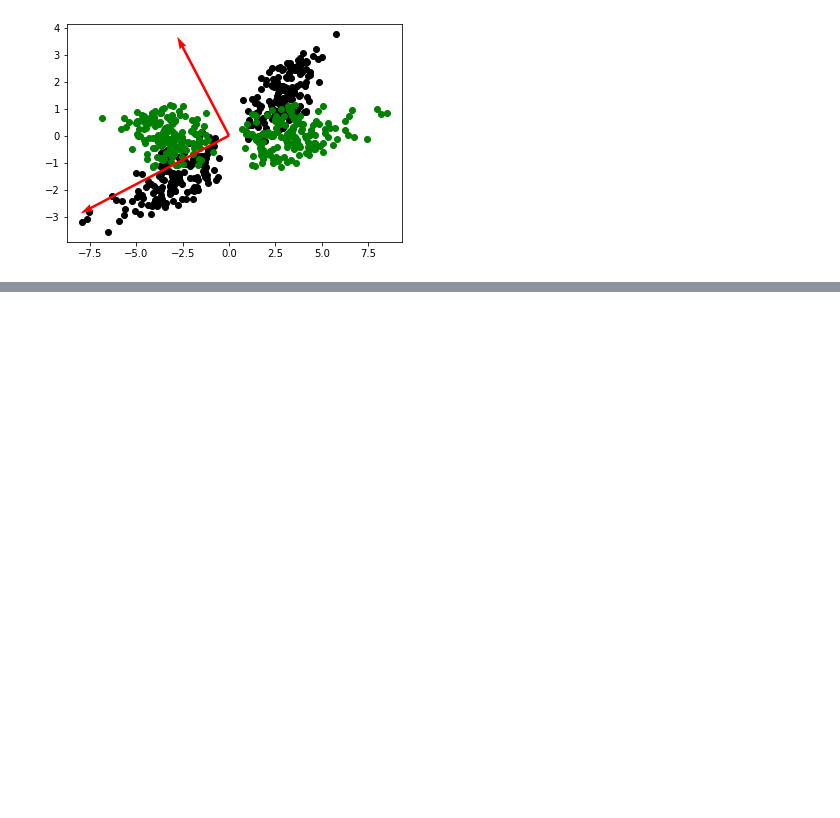
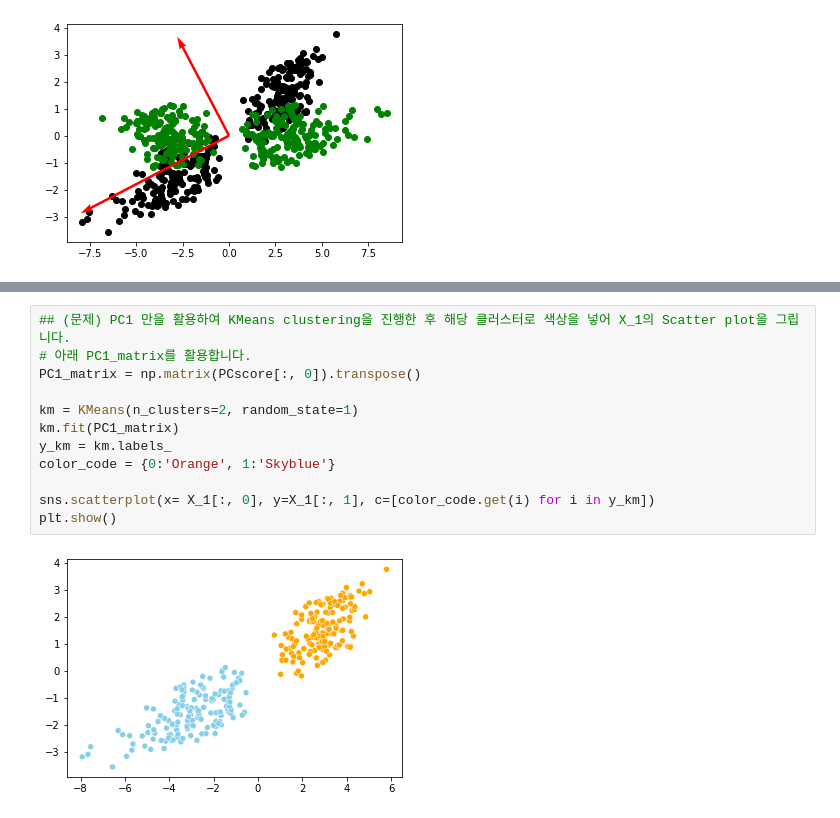
Before and after one commit to spacemaninSeoul/fast_campus_ML300, a Jupyter notebook: ML300P3패턴인식C2.ipynb, the cells around one changed output, grey strips where cells are left out. Cells and saved outputs as stored; diff of their text form; blank space fills up the shorter version.

```diff
--- a/ML300P3패턴인식C2.ipynb
+++ b/ML300P3패턴인식C2.ipynb
@@ -422,0 +484,14 @@ plt.show()
+# %%
+## (문제) PC1 만을 활용하여 KMeans clustering을 진행한 후 해당 클러스터로 색상을 넣어 X_1의 Scatter plot을 그립니다.
+# 아래 PC1_matrix를 활용합니다.
+PC1_matrix = np.matrix(PCscore[:, 0]).transpose()
+
+km = KMeans(n_clusters=2, random_state=1)
+km.fit(PC1_matrix)
+y_km = km.labels_
+color_code = {0:'Orange', 1:'Skyblue'}
+
+sns.scatterplot(x= X_1[:, 0], y=X_1[:, 1], c=[color_code.get(i) for i in y_km])
+plt.show()
+# %% [output]
+[figure, added]
```
Also changed, not shown: parts of 12 cells of this notebook.
